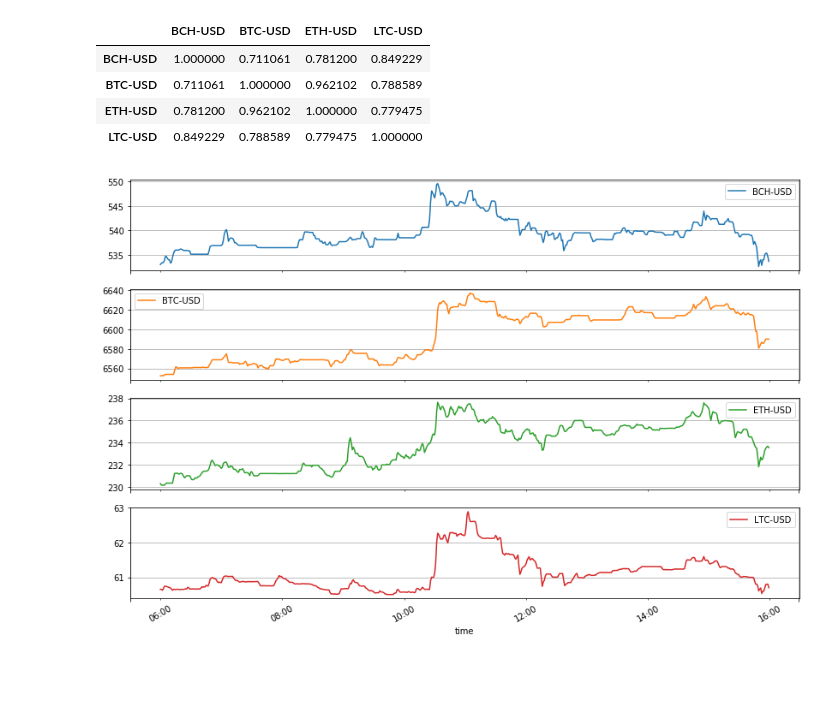
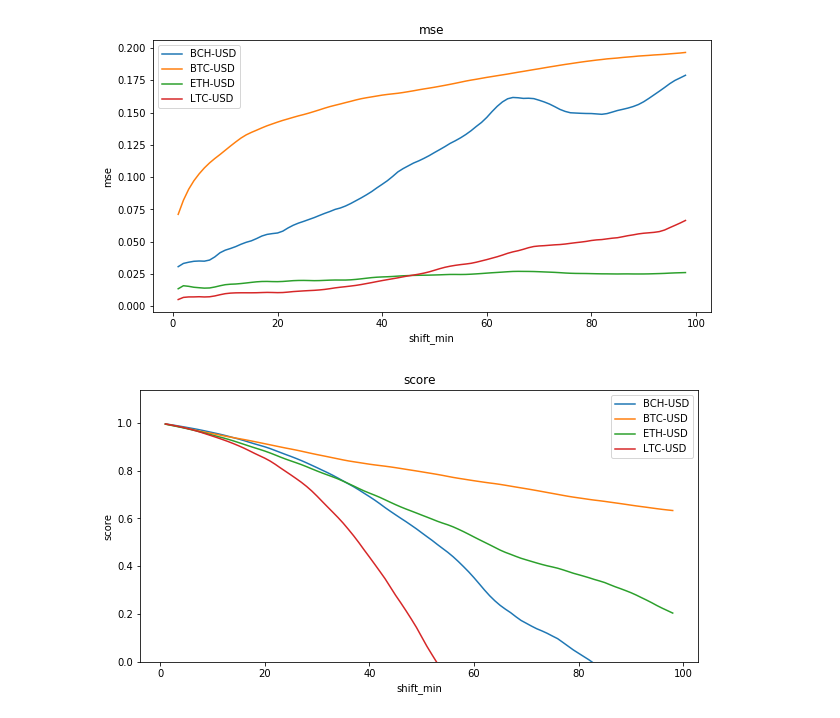
Before and after one commit to cchencool/crypto_currency_prediction, a Jupyter notebook: model/model_linear_reg.ipynb, the cells around one changed output. Drawn from its saved outputs; the diff is of its cells as text; code cells hidden in the pictures; blank space fills up the shorter version.

Commit message:
update linear regression model base code

```diff
--- a/model/model_linear_reg.ipynb
+++ b/model/model_linear_reg.ipynb
@@ -22,11 +23,11 @@ def load_data():
     sys.path.append(working_folder)
 
     f1_data = pd.HDFStore(format1_dir)
-    f1_data.keys()
     keys = ['BCH-USD', 'BTC-USD', 'ETH-USD', 'LTC-USD']
     series_avg = pd.DataFrame()
     for key in keys:
         series_avg[key] = (0.25 * (f1_data[key]['close'] + f1_data[key]['open'] + f1_data[key]['high'] + f1_data[key]['low']))
+    # TODO add volume
     f1_data.close()
     return series_avg, keys
 # %%
@@ -122,14 +119,26 @@ Intercept:  -39.0668026922685
+# %%
+# plot
+model_pd_mse = pd.DataFrame(models_mse)
+model_pd_score = pd.DataFrame(models_score)
+
+x = [x+1 for x in range(len(model_pd_mse))]
+model_pd_mse = model_pd_mse.reindex(x)
+model_pd_score = model_pd_score.reindex(x)
+
+ax_mse = model_pd_mse.plot(figsize=(10, 5), title='mse')#, logy=True)
+ax_mse.xaxis.label.set_text('shift_min')
+ax_mse.yaxis.label.set_text('mse')
+
+ax_score = model_pd_score.plot(figsize=(10, 5), title='score', ylim=0)
+ax_score.xaxis.label.set_text('shift_min')
+ax_score.yaxis.label.set_text('score')
+# %% [output]
+[figure, added]
+[figure, added]
 # %%
-series_avg_copy = series_avg.copy()
-series_avg_copy[keys[3]] = series_avg[keys[3]].shift(-1 * 60 * 0)
-period=60*10
-series_avg_copy[:period].plot(figsize=(14,10), grid=True, subplots=True)
-# series_avg.corr()
-series_avg_copy[:period].corr()
+# series_avg_copy = series_avg.copy()
+# series_avg_copy[keys[3]] = series_avg[keys[3]].shift(-1 * 60 * 0)
+# period=60*10
+# series_avg_copy[:period].plot(figsize=(14,10), grid=True, subplots=True)
+# # series_avg.corr()
+# series_avg_copy[:period].corr()
-# %% [output]
-|  | BCH-USD | BTC-USD | ETH-USD | LTC-USD |
-| BCH-USD | 1.000000 | 0.711061 | 0.781200 | 0.849229 |
-| BTC-USD | 0.711061 | 1.000000 | 0.962102 | 0.788589 |
-| ETH-USD | 0.781200 | 0.962102 | 1.000000 | 0.779475 |
-| LTC-USD | 0.849229 | 0.788589 | 0.779475 | 1.000000 |
-[figure, removed]
```
Also changed, not shown: parts of 3 cells of this notebook.
